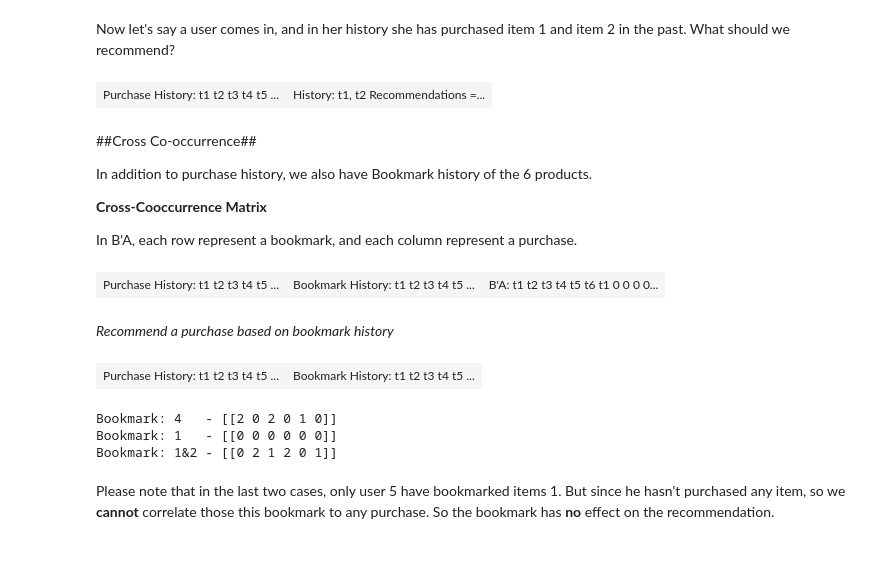
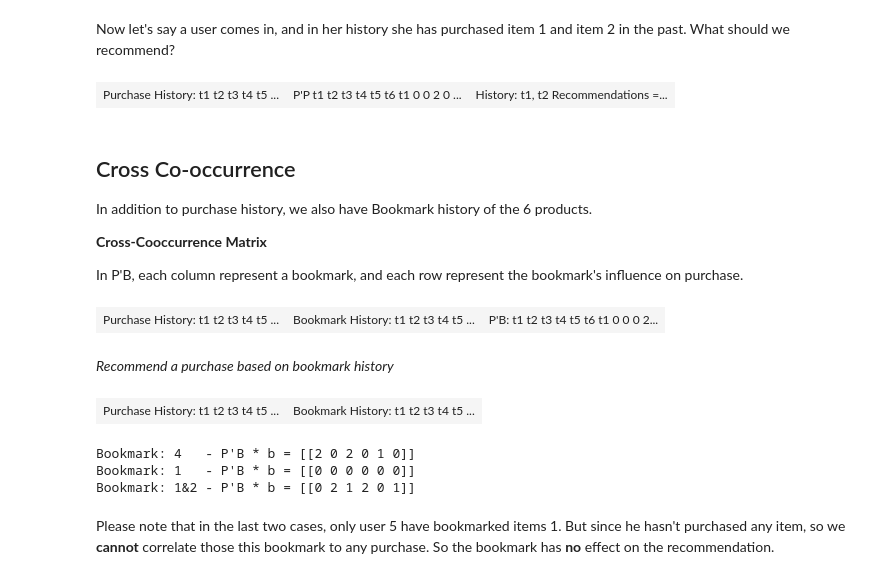
Before and after one commit to patng323/learn, a Jupyter notebook: multi-model recommender.ipynb, the cells around one changed output. Saved outputs shown, nothing was run; the diff lists cells and outputs as text; code cells hidden in the pictures.

```diff
--- a/multi-model recommender.ipynb
+++ b/multi-model recommender.ipynb
@@ -36,8 +36,8 @@ def displayTables(tables, tableTypes, titles = None, width = 60):
 
         elif tableType == 'cg': # Co-occurrence matrix with gender
             if title is None: title = "Co-occurrence with Gender:"
-            row_labels = ['M', 'F']
-            col_labels = ['t'+str(i+1) for i in range(table.shape[1])]
+            row_labels = ['t'+str(i+1) for i in range(table.shape[0])]
+            col_labels = ['M', 'F']
 
         elif tableType == 'v': # Just a vector
             if table.shape[0] > 1:
@@ -72,10 +72,10 @@ Examples:
 - item 1 and item 3 co-occur twice (in user1 and user2)
 - item 2 and item 4 co-occur twice (in user3 and user5)
 # %%
-A = np.matrix([[1,0,1,0,0,0], [1,0,1,0,1,0], [0,1,1,1,0,0], [0,1,0,1,0,1], [0,0,0,0,0,0]]) # History of purchase
+P = np.matrix([[1,0,1,0,0,0], [1,0,1,0,1,0], [0,1,1,1,0,0], [0,1,0,1,0,1], [0,0,0,0,0,0]]) # History of purchase
 
-AtA = A.transpose() * A
-np.fill_diagonal(AtA, 0) # Fill the diagnonal with zeros, as they should be ignored.
+PtP = P.transpose() * P
+np.fill_diagonal(PtP, 0) # Fill the diagnonal with zeros, as they should be ignored.
 
-displayTables([A, AtA], ['p', 'c'])
+displayTables([P, PtP], ['p', 'c'])
 # %% [output]
@@ -101,42 +101,42 @@ This is similar to the "people who purchased this also purchase" list.
 # %% [markdown]
 Now let's say a user comes in, and in her history she has purchased item 1 and item 2 in the past.  What should we recommend?
 # %%
-p = np.matrix([1,1,0,0,0,0])
-displayTables([A, p * AtA], ['p', 'v'],
-              [None, "History: t1, t2<br/>Recommendations = p * A'A:"])
-# It's the same as adding up the first two rows of AtA
+p = np.matrix([1,1,0,0,0,0]).transpose()
+displayTables([P, PtP, PtP * p], ['p', 'c', 'v'],
+              [None, "P'P", "History: t1, t2<br/>Recommendations = p * P'P:"])
+# It's the same as adding up the first two cols of P'P
 # %% [output]
-| Purchase History: t1 t2 t3 t4 t5 ... | History: t1, t2 Recommendations =... |
+| Purchase History: t1 t2 t3 t4 t5 ... | P'P t1 t2 t3 t4 t5 t6 t1 0 0 2 0 ... | History: t1, t2 Recommendations =... |
 # %% [markdown]
-##Cross Co-occurrence##
+## Cross Co-occurrence ##
 
 In addition to purchase history, we also have Bookmark history of the 6 products.
 
 **Cross-Cooccurrence Matrix**
 
-In B'A, each row represent a bookmark, and each column represent a purchase.
+In P'B, each column represent a bookmark, and each row represent the bookmark's influence on purchase.
 # %%
 B = np.matrix([[0,0,0,1,0,0], [0,0,0,1,0,0], [0,1,0,0,0,0], [0,1,0,0,0,0], [1,0,0,0,1,1]]) # History of bookmark
 
-BtA = B.transpose() * A
+PtB = P.transpose() * B
 
-displayTables([A, B, BtA], ['p', 'p', 'c'], [None, 'Bookmark History:', "B'A:" ], width = 75)
+displayTables([P, B, PtB], ['p', 'p', 'c'], [None, 'Bookmark History:', "P'B:"], width = 75)
 # %% [output]
-| Purchase History: t1 t2 t3 t4 t5 ... | Bookmark History: t1 t2 t3 t4 t5 ... | B'A: t1 t2 t3 t4 t5 t6 t1 0 0 0 0... |
+| Purchase History: t1 t2 t3 t4 t5 ... | Bookmark History: t1 t2 t3 t4 t5 ... | P'B: t1 t2 t3 t4 t5 t6 t1 0 0 0 2... |
 # %% [markdown]
 *Recommend a purchase based on bookmark history*
 # %%
-displayTables([A, B], ['p', 'p'], [None, 'Bookmark History:'], width=50)
+displayTables([P, B], ['p', 'p'], [None, 'Bookmark History:'], width=50)
 
 print
-print "Bookmark: 4   -", np.matrix([0,0,0,1,0,0]) * BtA
-print "Bookmark: 1   -", np.matrix([1,0,0,0,0,0]) * BtA
-print "Bookmark: 1&2 -", np.matrix([1,1,0,0,0,0]) * BtA
+print "Bookmark: 4   - P'B * b =", (PtB * np.matrix([0,0,0,1,0,0]).transpose()).transpose()
+print "Bookmark: 1   - P'B * b =", (PtB * np.matrix([1,0,0,0,0,0]).transpose()).transpose()
+print "Bookmark: 1&2 - P'B * b =", (PtB * np.matrix([1,1,0,0,0,0]).transpose()).transpose()
 # %% [output]
 | Purchase History: t1 t2 t3 t4 t5 ... | Bookmark History: t1 t2 t3 t4 t5 ... |
-Bookmark: 4   - [[2 0 2 0 1 0]]
-Bookmark: 1   - [[0 0 0 0 0 0]]
-Bookmark: 1&2 - [[0 2 1 2 0 1]]
+Bookmark: 4   - P'B * b = [[2 0 2 0 1 0]]
+Bookmark: 1   - P'B * b = [[0 0 0 0 0 0]]
+Bookmark: 1&2 - P'B * b = [[0 2 1 2 0 1]]
 # %% [markdown]
 Please note that in the last two cases, only user 5 have bookmarked items 1. But since he hasn't purchased any item, so we **cannot** correlate those this bookmark to any purchase. So the bookmark has **no** effect on the recommendation.
 # %% [markdown]
```
Also changed, not shown: parts of 19 cells of this notebook, 1 other file.
